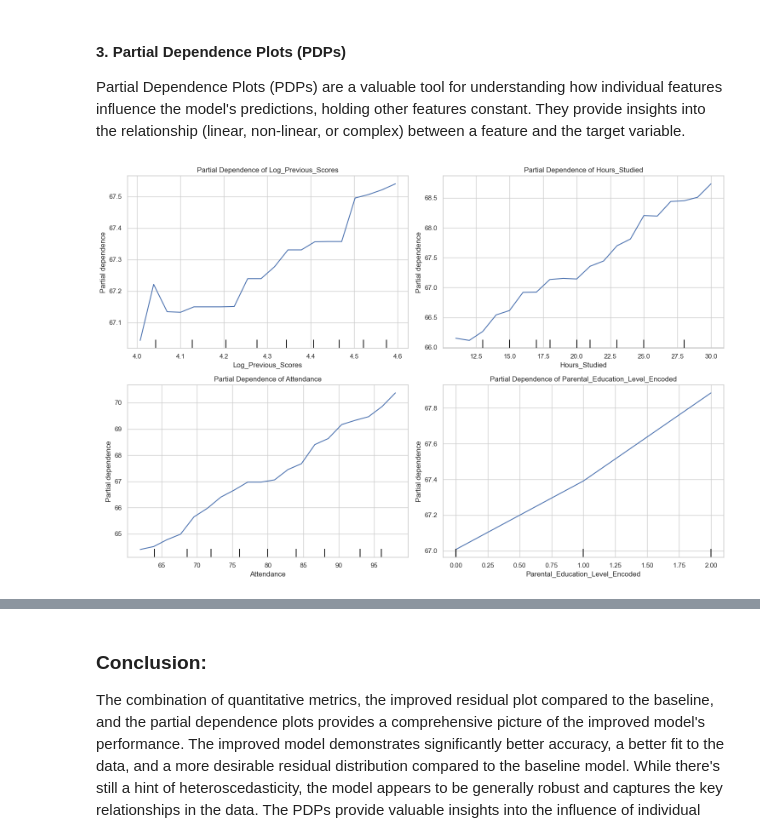
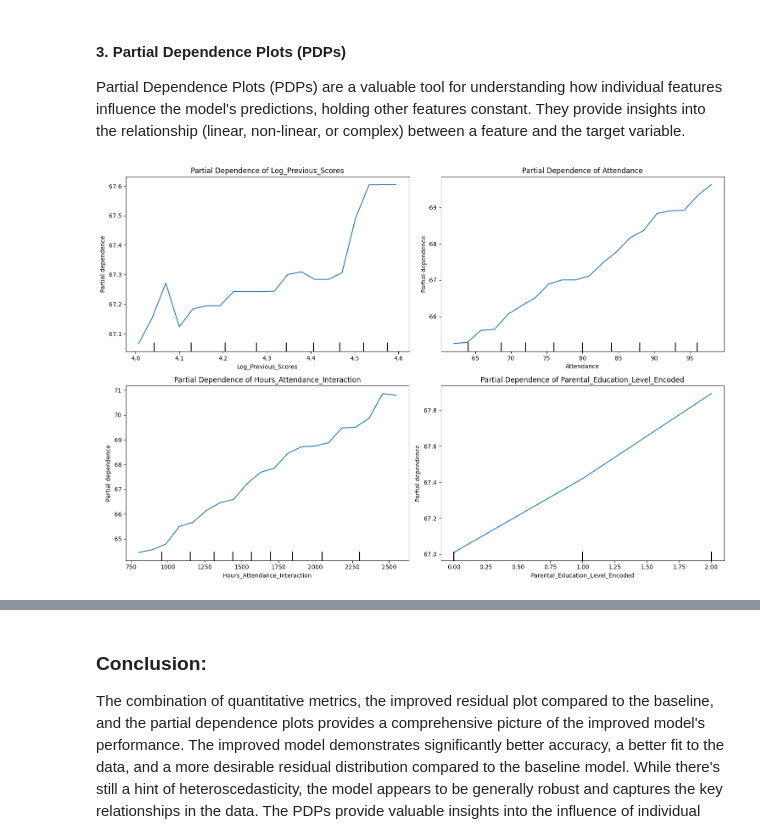
Before and after one commit to adirelm/TDS_student_performance_analysis, a Jupyter notebook: TDS_student_performance_analysis_part2.ipynb, the cells around one changed output, grey strips where cells are left out. Saved outputs shown, nothing was run; the diff lists cells and outputs as text; code cells hidden in the pictures.

```diff
--- a/TDS_student_performance_analysis_part2.ipynb
+++ b/TDS_student_performance_analysis_part2.ipynb
@@ -31,11 +31,12 @@ import os
 import joblib
 import numpy as np
 import pandas as pd
+import seaborn as sns
 import matplotlib.pyplot as plt
 
-# # Setting plot styles
-# sns.set_theme(style="whitegrid")
-# %matplotlib inline
+# Setting plot styles
+sns.set_theme(style="whitegrid")
+%matplotlib inline
 
 # Paths to the cleaned data and the baseline model
 cleaned_data_path = os.path.join('data', 'StudentPerformaceFactorsClean.csv')
@@ -456,14 +498,10 @@ The error analysis and exploratory data analysis in Part 1 suggested the presenc
     *   **Implementation:** We use `OrdinalEncoder` from scikit-learn to map each category to an ordered numerical value.
 # %% [markdown]
 ### 1. Creating Interaction Features
-# %%
-# Interaction between Hours_Studied and Motivation_Level
-X_train['Hours_Motivation_Interaction'] = X_train['Hours_Studied'] * X_train['Motivation_Level'].map({'Low': 1, 'Medium': 2, 'High': 3})
-X_test['Hours_Motivation_Interaction'] = X_test['Hours_Studied'] * X_test['Motivation_Level'].map({'Low': 1, 'Medium': 2, 'High': 3})
-
-# Interaction between Attendance and Parental_Involvement
-X_train['Attendance_Parental_Interaction'] = X_train['Attendance'] * X_train['Parental_Involvement'].map({'Low': 1, 'Medium': 2, 'High': 3})
-X_test['Attendance_Parental_Interaction'] = X_test['Attendance'] * X_test['Parental_Involvement'].map({'Low': 1, 'Medium': 2, 'High': 3})
+# %%
+# Interaction between Hours_Studied and Attendance
+X_train['Hours_Attendance_Interaction'] = X_train['Hours_Studied'] * X_train['Attendance']
+X_test['Hours_Attendance_Interaction'] = X_test['Hours_Studied'] * X_test['Attendance']
 # %% [markdown]
 ### 2. Transforming Existing Features
 # %%
@@ -514,7 +552,7 @@ ordinal_encoded_features = [f"{feature}_Encoded" for feature in ordinal_features
 
 # List of numerical features (including engineered numerical features)
 numeric_features = [feature for feature in X.select_dtypes(include=[np.number]).columns.tolist() if feature not in ordinal_encoded_features]
-numeric_features += ['Hours_Motivation_Interaction', 'Attendance_Parental_Interaction', 'Log_Previous_Scores', 'Hours_Studied_Squared']
+numeric_features += ['Hours_Attendance_Interaction', 'Log_Previous_Scores', 'Hours_Studied_Squared']
 
 # Update preprocessor
 from sklearn.pipeline import Pipeline
@@ -526,7 +564,7 @@ preprocessor = ColumnTransformer(
         ('onehot', OneHotEncoder(handle_unknown='ignore'), categorical_features),
         ('ordinal', 'passthrough', ordinal_encoded_features)
     ],
-    remainder='passthrough'  # Leave numeric features as is
+    remainder='passthrough'
 )
 
 best_params = grid_search.best_params_
@@ -1195,15 +1356,15 @@ Partial Dependence Plots (PDPs) are a valuable tool for understanding how indivi
 # %%
 from sklearn.inspection import PartialDependenceDisplay
 
-features_to_plot = ['Log_Previous_Scores', 'Hours_Studied', 'Attendance', 'Parental_Education_Level_Encoded']
+features_to_plot = ['Log_Previous_Scores', 'Attendance', 'Hours_Attendance_Interaction', 'Parental_Education_Level_Encoded']
 
 # Plot PDPs
 plt.figure(figsize=(15, 10))
 for i, feature in enumerate(features_to_plot, 1):
     plt.subplot(2, 2, i)
     PartialDependenceDisplay.from_estimator(pipeline, X_test, [feature], kind='average', grid_resolution=20, ax=plt.gca())
     plt.title(f'Partial Dependence of {feature}')
 plt.tight_layout()
 plt.show()
 # %% [output]
-[figure, old version]
+[figure, new version]
```
Also changed, not shown: parts of 40 cells of this notebook, 2 other files.
